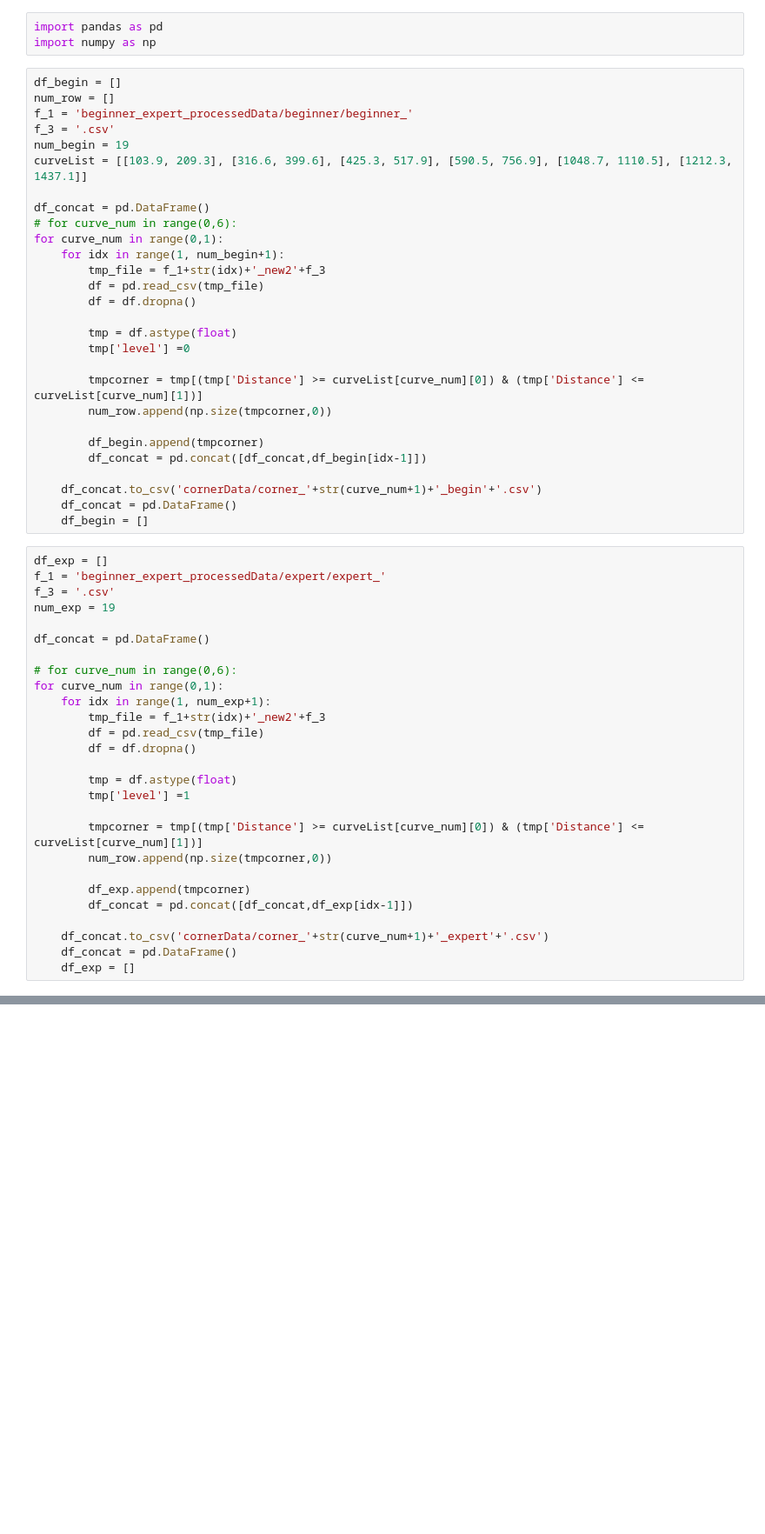
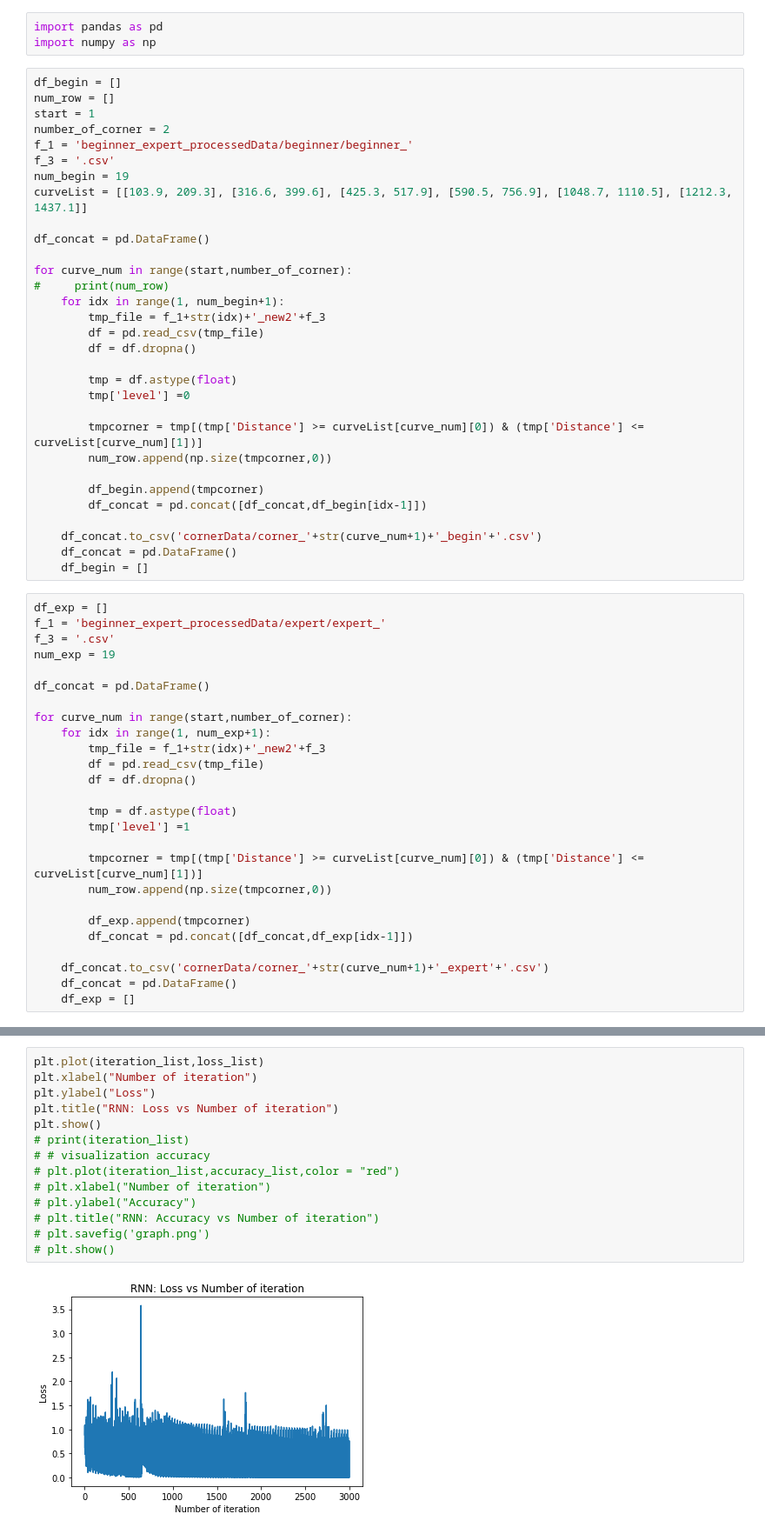
Before and after one commit to blueginah/DrivingHelper, a Jupyter notebook: implementGRU-Copy2.ipynb, the cells around one changed output, grey strips where cells are left out. Shown at 87% size. Saved outputs shown, nothing was run; the diff lists cells and outputs as text; blank space fills up the shorter version.

```diff
--- a/implementGRU-Copy2.ipynb
+++ b/implementGRU-Copy2.ipynb
@@ -6,14 +6,17 @@ import numpy as np
 # %%
 df_begin = []
 num_row = []
+start = 1
+number_of_corner = 2
 f_1 = 'beginner_expert_processedData/beginner/beginner_'
 f_3 = '.csv'
 num_begin = 19
 curveList = [[103.9, 209.3], [316.6, 399.6], [425.3, 517.9], [590.5, 756.9], [1048.7, 1110.5], [1212.3, 1437.1]]
 
 df_concat = pd.DataFrame()
-# for curve_num in range(0,6):
-for curve_num in range(0,1):
+
+for curve_num in range(start,number_of_corner):
+#     print(num_row)
     for idx in range(1, num_begin+1):
         tmp_file = f_1+str(idx)+'_new2'+f_3
         df = pd.read_csv(tmp_file)
@@ -39,8 +42,7 @@ num_exp = 19
 
 df_concat = pd.DataFrame()
 
-# for curve_num in range(0,6):
-for curve_num in range(0,1):
+for curve_num in range(start,number_of_corner):
     for idx in range(1, num_exp+1):
         tmp_file = f_1+str(idx)+'_new2'+f_3
         df = pd.read_csv(tmp_file)
@@ -224,0 +245,16 @@ Accuracy of the network on the 8 test images: 87.5 %
+# %%
+plt.plot(iteration_list,loss_list)
+plt.xlabel("Number of iteration")
+plt.ylabel("Loss")
+plt.title("RNN: Loss vs Number of iteration")
+plt.show()
+# print(iteration_list)
+# # visualization accuracy
+# plt.plot(iteration_list,accuracy_list,color = "red")
+# plt.xlabel("Number of iteration")
+# plt.ylabel("Accuracy")
+# plt.title("RNN: Accuracy vs Number of iteration")
+# plt.savefig('graph.png')
+# plt.show()
+# %% [output]
+[figure, added]
```
Also changed, not shown: parts of 5 cells of this notebook.
